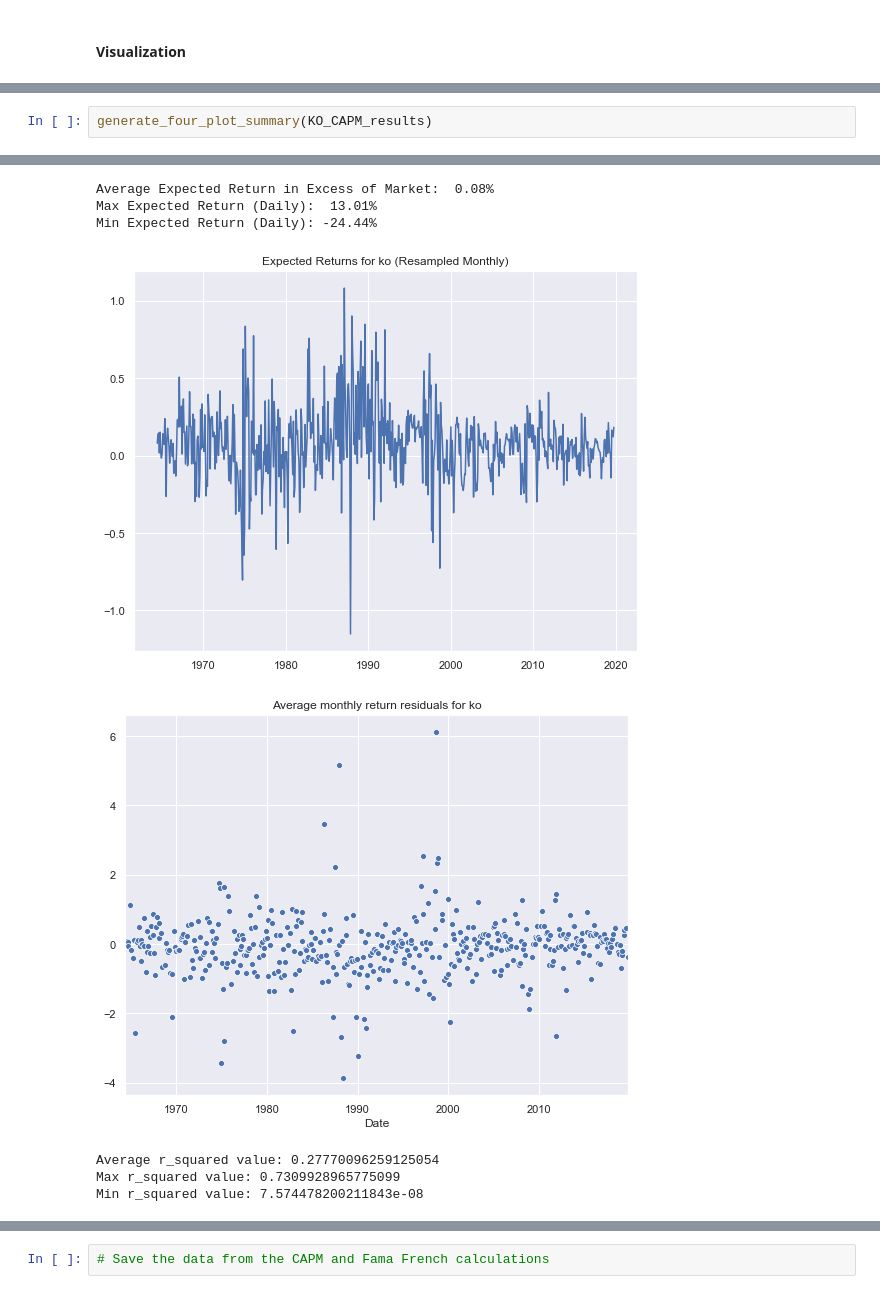
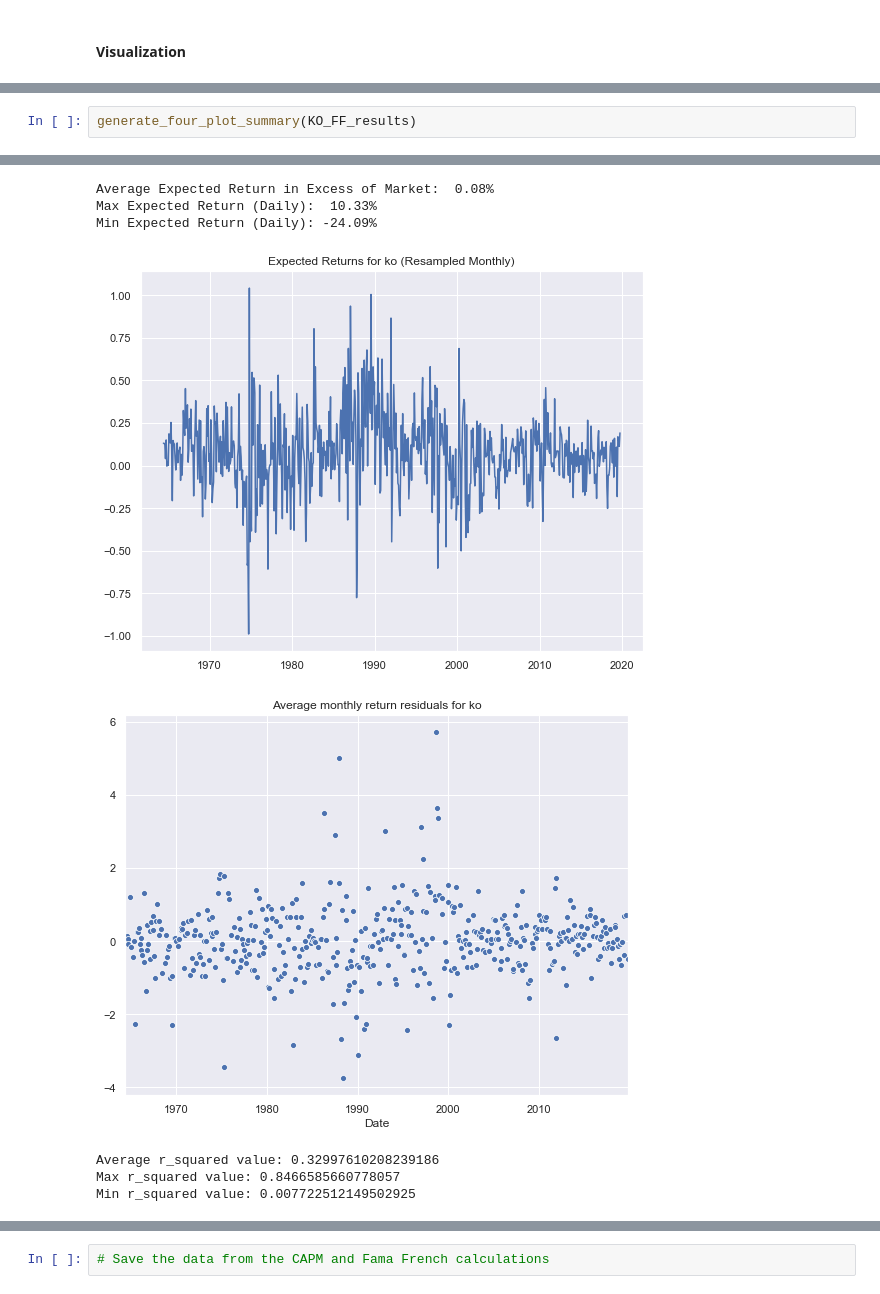
Before and after one commit to Elliott-Ruebush/CAPM_and_Fama_French_Presentation, a Jupyter notebook: elliott.ipynb, the cells around one changed output, grey strips where cells are left out. Saved outputs shown, nothing was run; the diff lists cells and outputs as text.

Commit message:
Updated with notebook that fixes plotting error

```diff
--- a/elliott.ipynb
+++ b/elliott.ipynb
@@ -462,3 +462,3 @@ Min r_squared value: 1.8340343255207614e-07
 # %%
-generate_four_plot_summary(KO_CAPM_results)
+generate_four_plot_summary(KO_FF_results)
 # %% [output]
@@ -466,8 +466,8 @@ generate_four_plot_summary(KO_CAPM_results)
 Average Expected Return in Excess of Market:  0.08%
-Max Expected Return (Daily):  13.01%
-Min Expected Return (Daily): -24.44%
+Max Expected Return (Daily):  10.33%
+Min Expected Return (Daily): -24.09%
-[figure, old version]
+[figure, new version]
-[figure, old version]
+[figure, new version]
-Average r_squared value: 0.27770096259125054
-Max r_squared value: 0.7309928965775099
-Min r_squared value: 7.574478200211843e-08
+Average r_squared value: 0.32997610208239186
+Max r_squared value: 0.8466585660778057
+Min r_squared value: 0.007722512149502925
```
Also changed, not shown: parts of 6 cells of this notebook, 1 other file.
